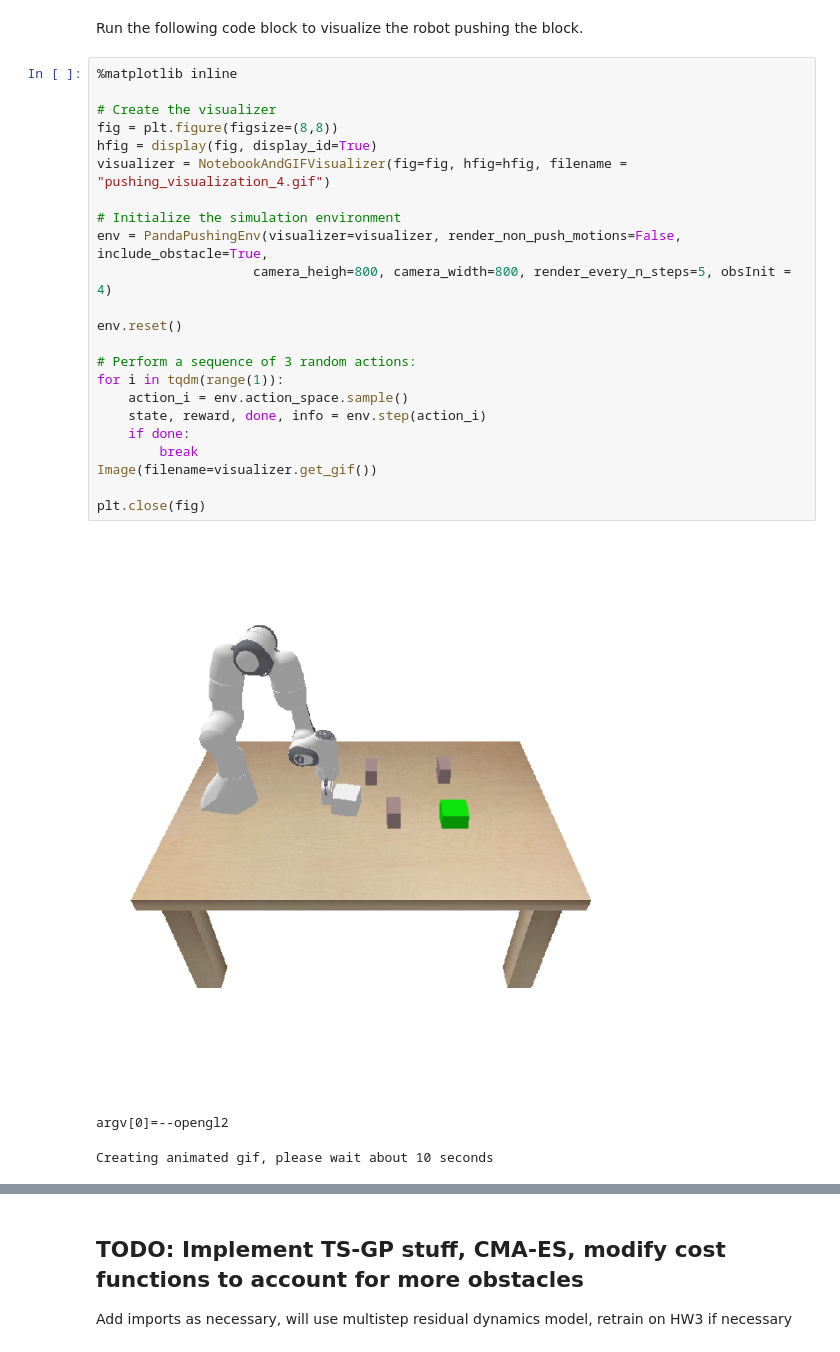
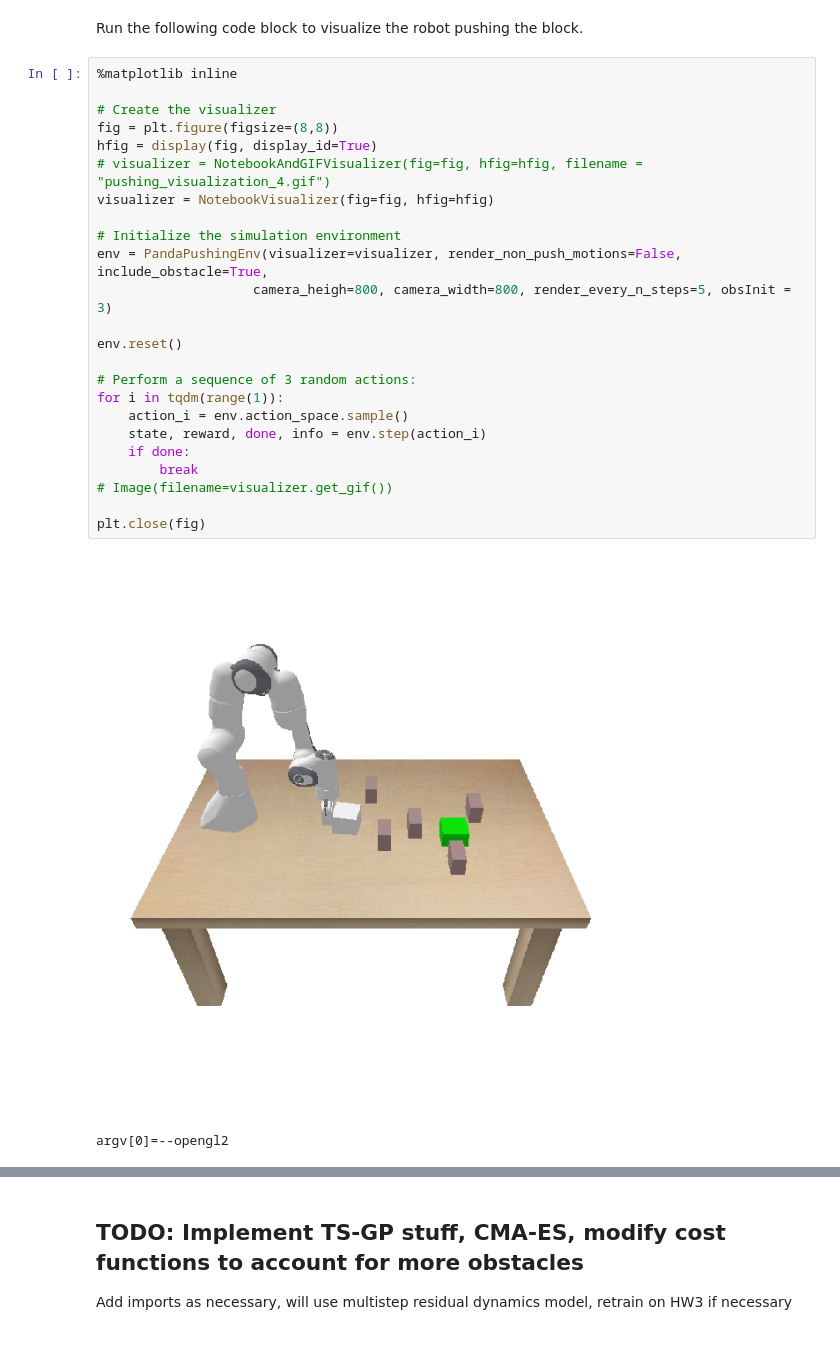
Before and after one commit to malkstik/MPPI-GP-Tuning, a Jupyter notebook: main.ipynb, the cells around one changed output, grey strips where cells are left out. Saved outputs shown, nothing was run; the diff lists cells and outputs as text.

```diff
--- a/main.ipynb
+++ b/main.ipynb
@@ -73,30 +73,30 @@ Run the following code block to visualize the robot pushing the block.
 # %%
 %matplotlib inline
 
 # Create the visualizer
 fig = plt.figure(figsize=(8,8))
 hfig = display(fig, display_id=True)
-visualizer = NotebookAndGIFVisualizer(fig=fig, hfig=hfig, filename = "pushing_visualization_4.gif")
+# visualizer = NotebookAndGIFVisualizer(fig=fig, hfig=hfig, filename = "pushing_visualization_4.gif")
+visualizer = NotebookVisualizer(fig=fig, hfig=hfig)
 
 # Initialize the simulation environment
 env = PandaPushingEnv(visualizer=visualizer, render_non_push_motions=False,  include_obstacle=True,
-                    camera_heigh=800, camera_width=800, render_every_n_steps=5, obsInit = 4)
+                    camera_heigh=800, camera_width=800, render_every_n_steps=5, obsInit = 3)
 
 env.reset()
 
 # Perform a sequence of 3 random actions:
 for i in tqdm(range(1)):
     action_i = env.action_space.sample()
     state, reward, done, info = env.step(action_i)
     if done:
         break
-Image(filename=visualizer.get_gif())
+# Image(filename=visualizer.get_gif())
 
 plt.close(fig)
 # %% [output]
-[figure, old version]
+[figure, new version]
 argv[0]=--opengl2
-Creating animated gif, please wait about 10 seconds
 # %% [markdown]
 ### State Space and Action Space
 
```
Also changed, not shown: 1 other file.
